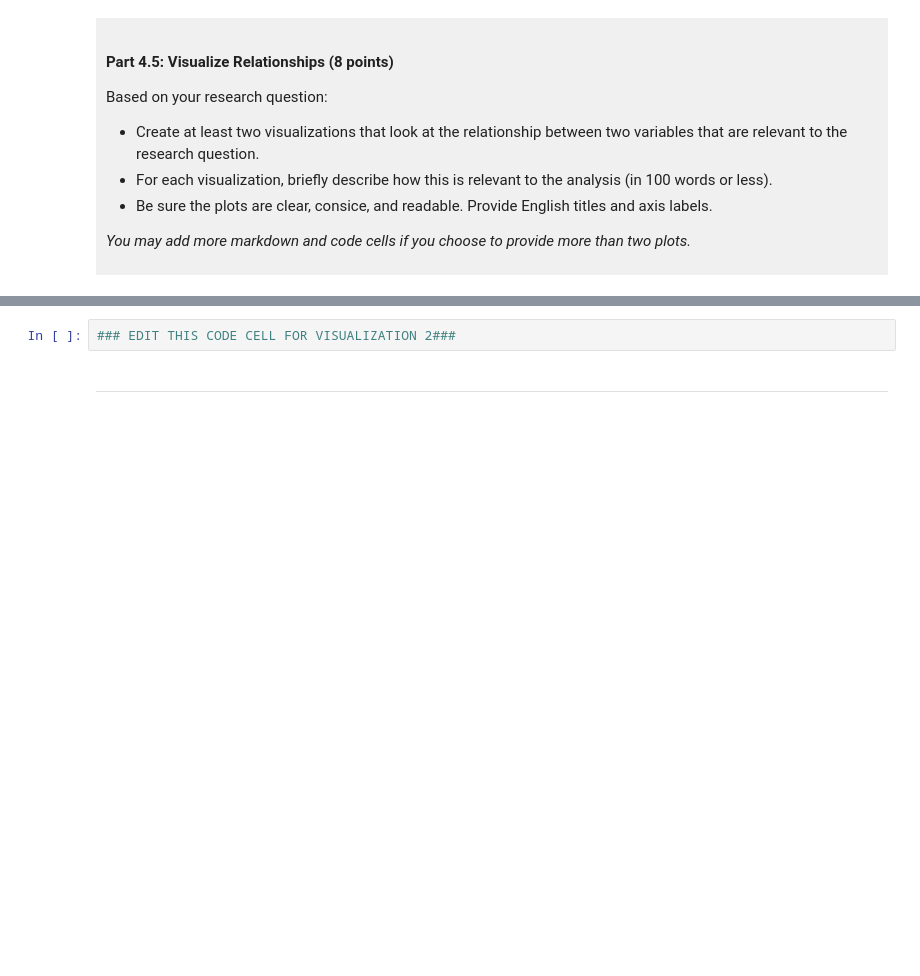
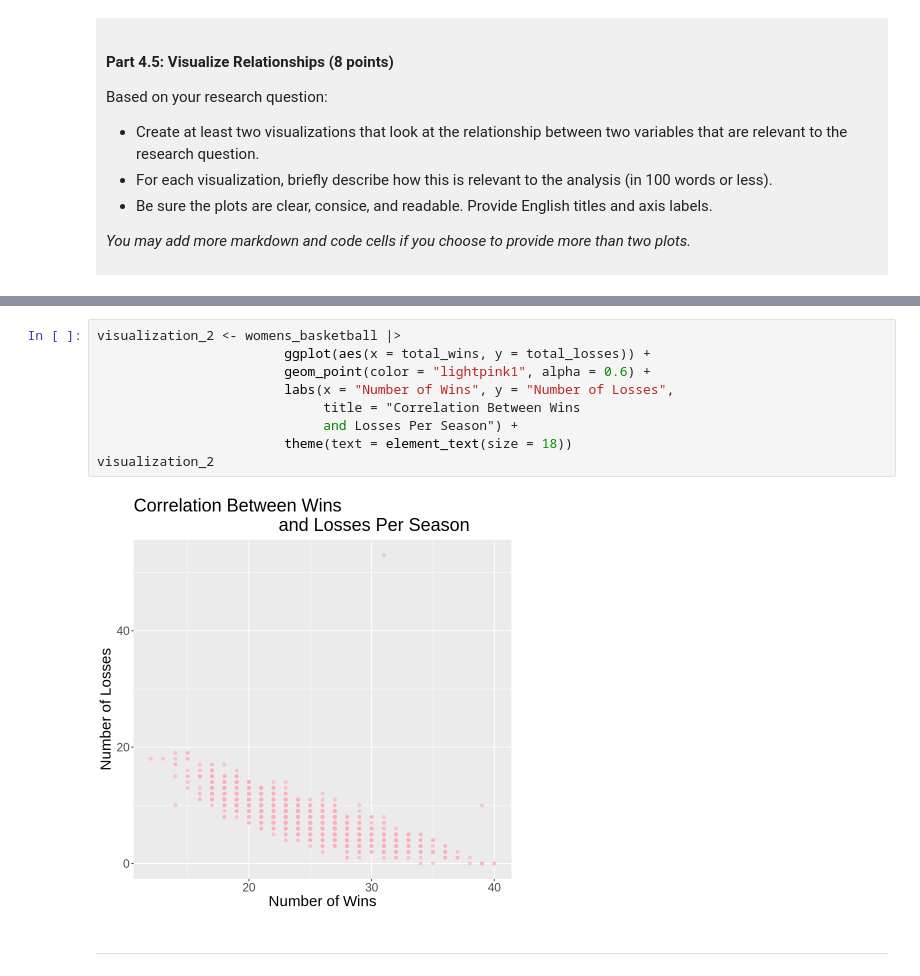
Before and after one commit to paxwatson/DSCI_100_Project_2026, a Jupyter notebook: dsci-100-project-notebook.ipynb, the cells around one changed output, grey strips where cells are left out. Drawn from its saved outputs; the diff is of its cells as text; blank space fills up the shorter version.

```diff
--- a/dsci-100-project-notebook.ipynb
+++ b/dsci-100-project-notebook.ipynb
@@ -329,5 +457,14 @@ Visualization 2: %%% EDIT THIS MARKDOWN CELL%%%
 # %%
-### EDIT THIS CODE CELL FOR VISUALIZATION 2###
+visualization_2 <- womens_basketball |>
+                        ggplot(aes(x = total_wins, y = total_losses)) +
+                        geom_point(color = "lightpink1", alpha = 0.6) +
+                        labs(x = "Number of Wins", y = "Number of Losses",
+                             title = "Correlation Between Wins
+                             and Losses Per Season") +
+                        theme(text = element_text(size = 18))
+visualization_2
+# %% [output]
+[figure, added]
 # %% [markdown]
 ------
 # %% [markdown]
```
Also changed, not shown: parts of 16 cells of this notebook.
